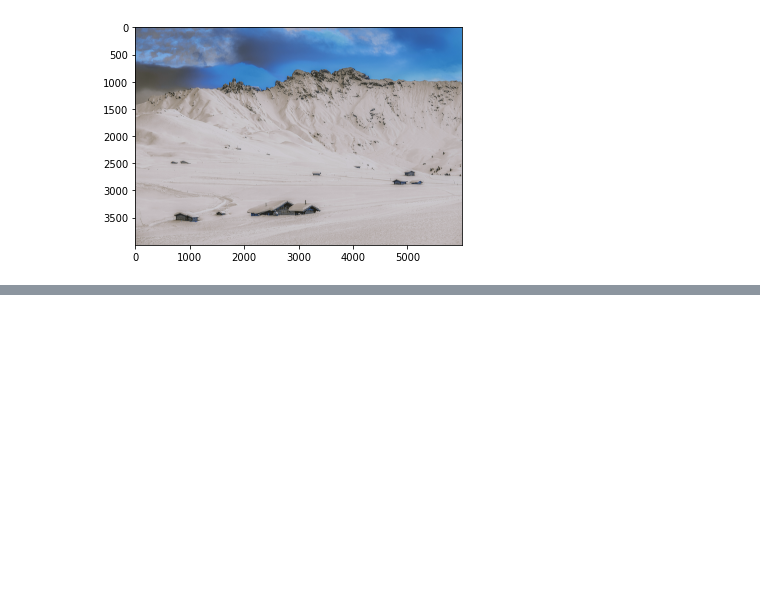
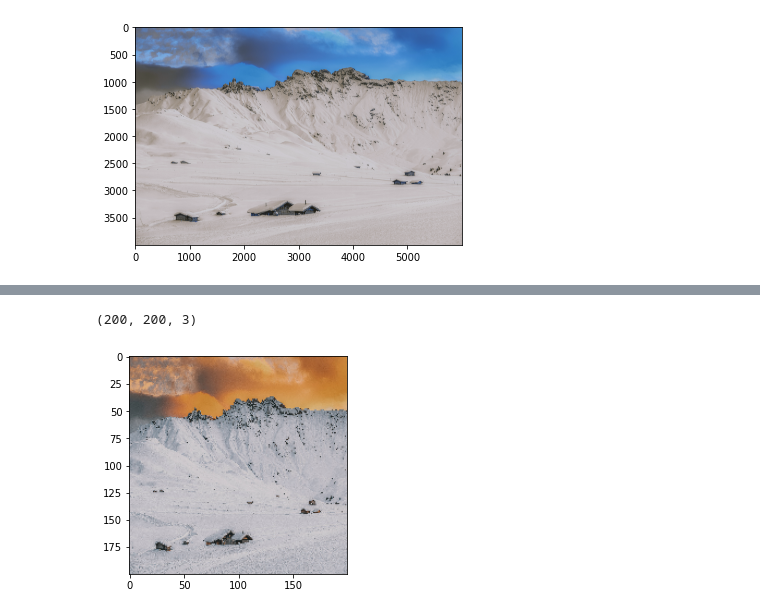
Before and after one commit to gokulprathin8/opencv-playrepo, a Jupyter notebook: opencv-base.ipynb, the cells around one changed output, grey strips where cells are left out. Saved outputs shown, nothing was run; the diff lists cells and outputs as text; code cells hidden in the pictures; blank space fills up the shorter version.

```diff
--- a/opencv-base.ipynb
+++ b/opencv-base.ipynb
@@ -47,0 +60,9 @@ plt.imshow(img)
+# %%
+# re-size the image
+
+resized_image = cv2.resize(fixed_image, (200,200))
+plt.imshow(resized_image)
+print(resized_image.shape)
+# %% [output]
+(200, 200, 3)
+[figure, added]
```
Also changed, not shown: parts of 5 cells of this notebook, 1 other file.
